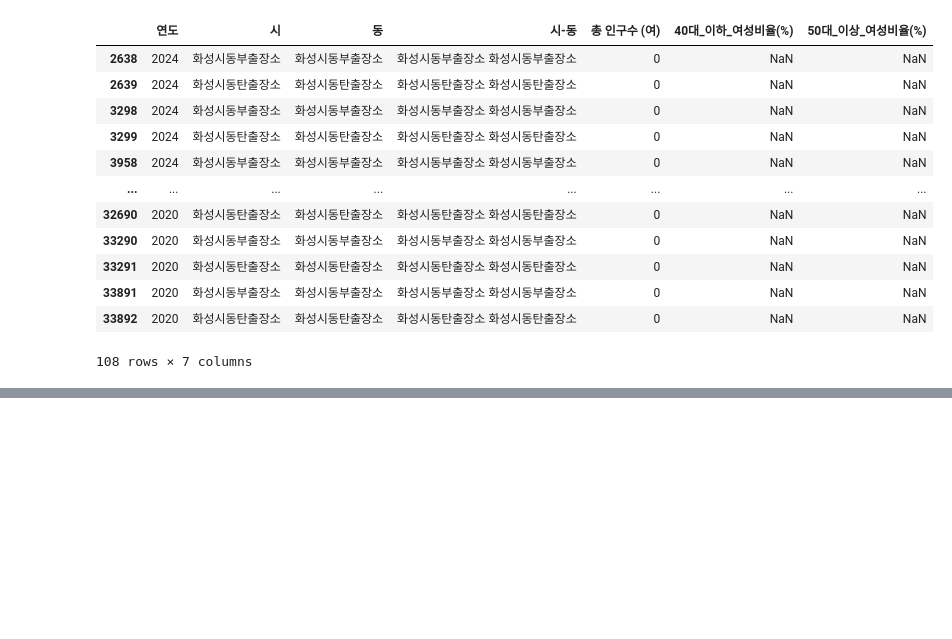
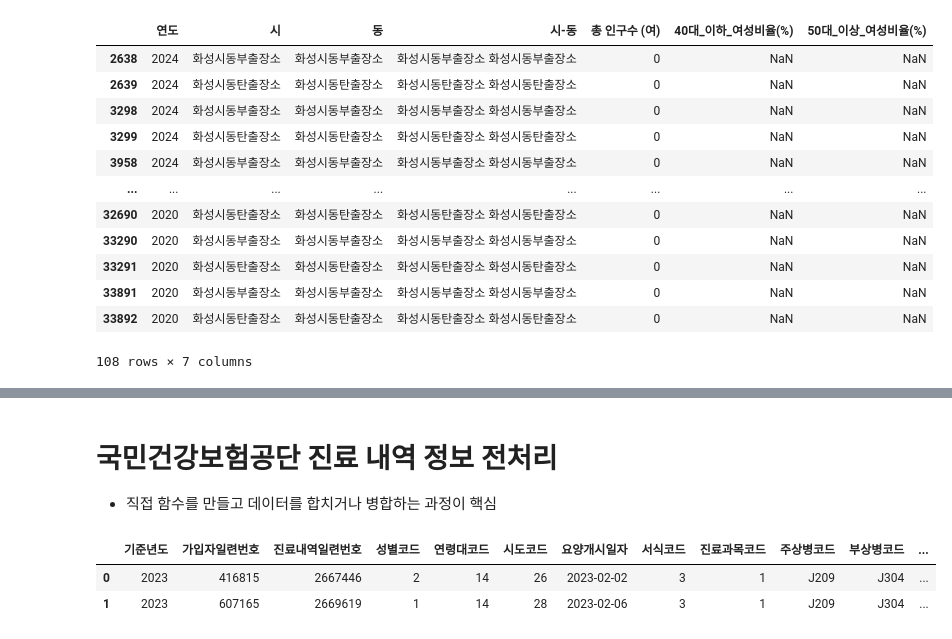
Before and after one commit to semin-pk/DataAnalysisPython, a Jupyter notebook: 1장/chapter01.ipynb, the cells around one changed output, grey strips where cells are left out. Saved outputs shown, nothing was run; the diff lists cells and outputs as text; code cells hidden in the pictures; blank space fills up the shorter version.

```diff
--- a/1장/chapter01.ipynb
+++ b/1장/chapter01.ipynb
@@ -1136,0 +1170,18 @@ ValueError: Cannot subset columns with a tuple with more than one element. Use a
+# %% [markdown]
+# 국민건강보험공단 진료 내역 정보 전처리
+* 직접 함수를 만들고 데이터를 합치거나 병합하는 과정이 핵심
+# %%
+import pandas as pd
+import matplotlib.pyplot as plt
+
+plt.rc('font', family='Malgun Gothic')
+import IPython.display
+from matplotlib_inline.backend_inline import set_matplotlib_formats
+IPython.display.set_matplotlib_formats = set_matplotlib_formats('retina')
+
+doctor_data = pd.read_csv('C:/Users/hisem/Desktop/DataAnalysisPython/1장/data/ph_2023.CSV', encoding='cp949')
+doctor_data.head(2)
+# %% [output]
+|  | 기준년도 | 가입자일련번호 | 진료내역일련번호 | 성별코드 | 연령대코드 | 시도코드 | 요양개시일자 | 서식코드 | 진료과목코드 | 주상병코드 | 부상병코드 | ... |
+| 0 | 2023 | 416815 | 2667446 | 2 | 14 | 26 | 2023-02-02 | 3 | 1 | J209 | J304 | ... |
+| 1 | 2023 | 607165 | 2669619 | 1 | 14 | 28 | 2023-02-06 | 3 | 1 | J209 | J304 | ... |
```
Also changed, not shown: parts of 23 cells of this notebook.
